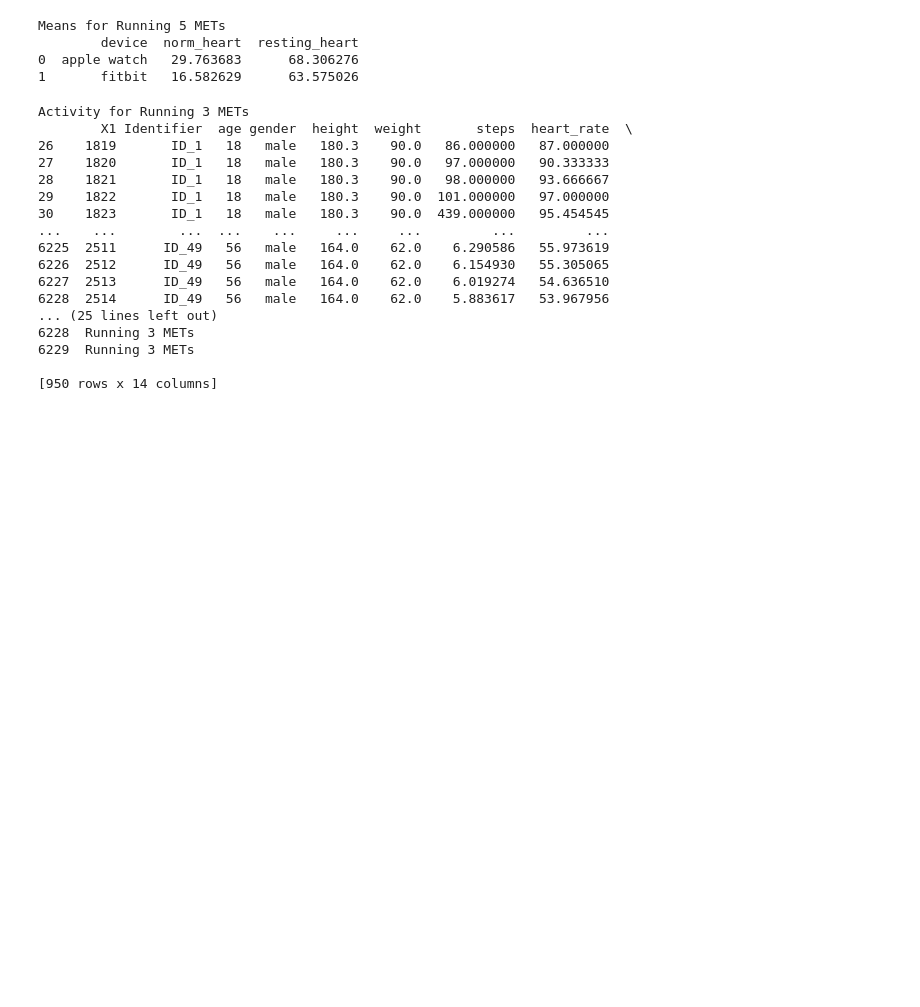
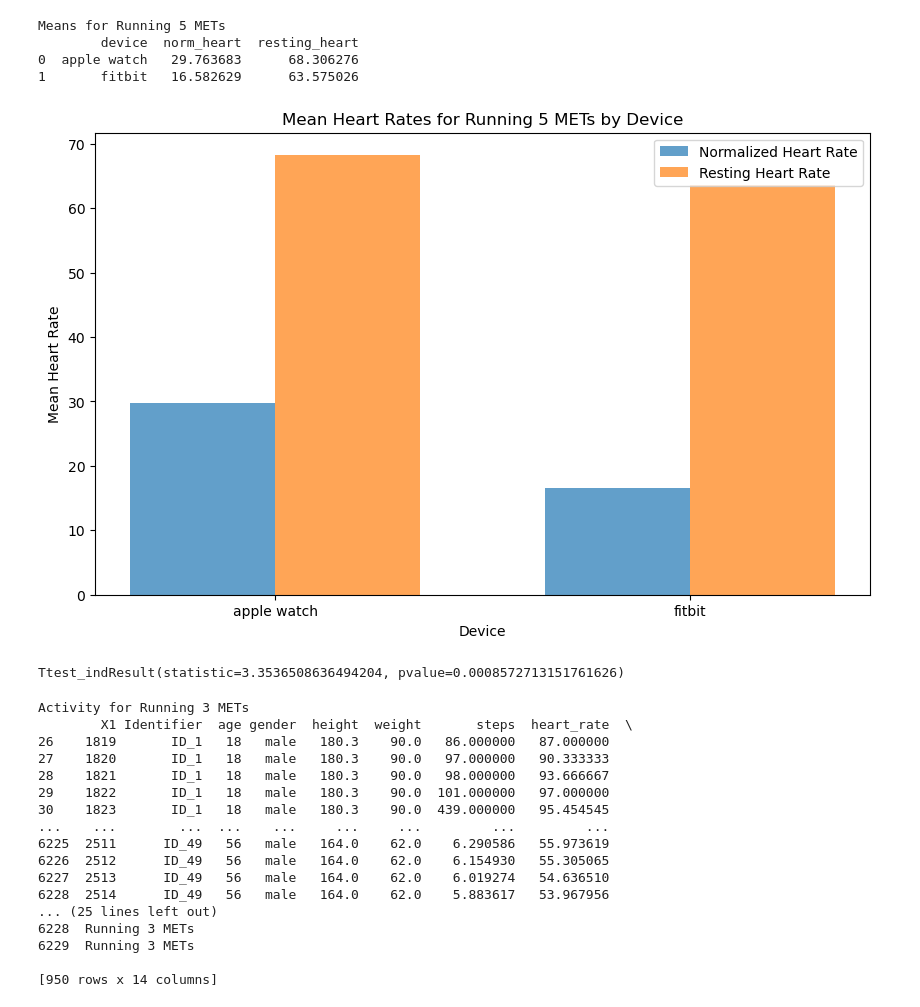
Before and after one commit to caitepley/Group1-Project1, a Jupyter notebook: main_aw.ipynb, the cells around one changed output. Saved outputs shown, nothing was run; the diff lists cells and outputs as text; code cells hidden in the pictures; blank space fills up the shorter version.

```diff
--- a/main_aw.ipynb
+++ b/main_aw.ipynb
@@ -272,6 +303,34 @@ Means for Running 5 METs
         device  norm_heart  resting_heart
 0  apple watch   29.763683      68.306276
 1       fitbit   16.582629      63.575026
+# %%
+# Grouped bar chart for mean heart rates by device
+bar_width = 0.35
+index = np.arange(len(means_run5_df['device']))
+
+plt.figure(figsize=(10, 6))
+plt.bar(index, means_run5_df['norm_heart'], width=bar_width, label='Normalized Heart Rate', alpha=0.7)
+plt.bar(index + bar_width, means_run5_df['resting_heart'], width=bar_width, label='Resting Heart Rate', alpha=0.7)
+
+plt.xlabel('Device')
+plt.ylabel('Mean Heart Rate')
+plt.title('Mean Heart Rates for Running 5 METs by Device')
+plt.xticks(index + bar_width / 2, means_run5_df['device'])
+plt.legend()
+plt.show()
+# %% [output]
+[figure, added]
+# %%
+#Ttest
+df_aw = run5_df[run5_df['device']=='apple watch']
+df_fb = run5_df[run5_df['device']=='fitbit']
+
+
+stats.ttest_ind(df_aw['resting_heart'], df_fb['resting_heart'], equal_var=False)
+
+#There is no significant differences in the means reported for the resting heart rates between Apple Watch and Fitbit for the activity Running 5 METs.
+# %% [output]
+Ttest_indResult(statistic=3.3536508636494204, pvalue=0.0008572713151761626)
 # %%
 # Create a new DataFrame with rows where the activity is "Running"
 run3_df = new_reduce_df[new_reduce_df['activity'] == 'Running 3 METs']
```
Also changed, not shown: parts of 9 cells of this notebook.
